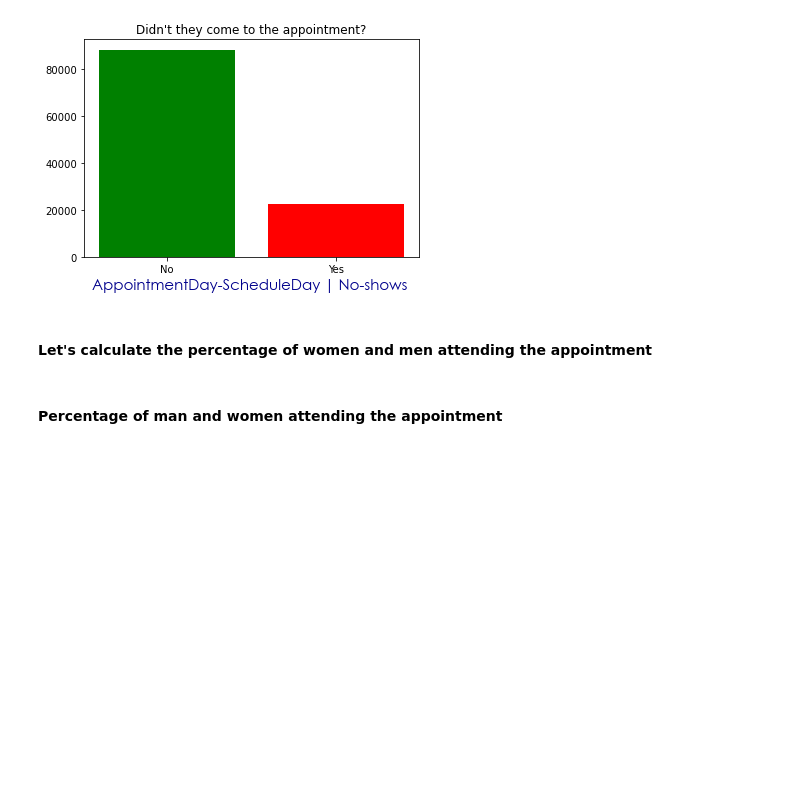
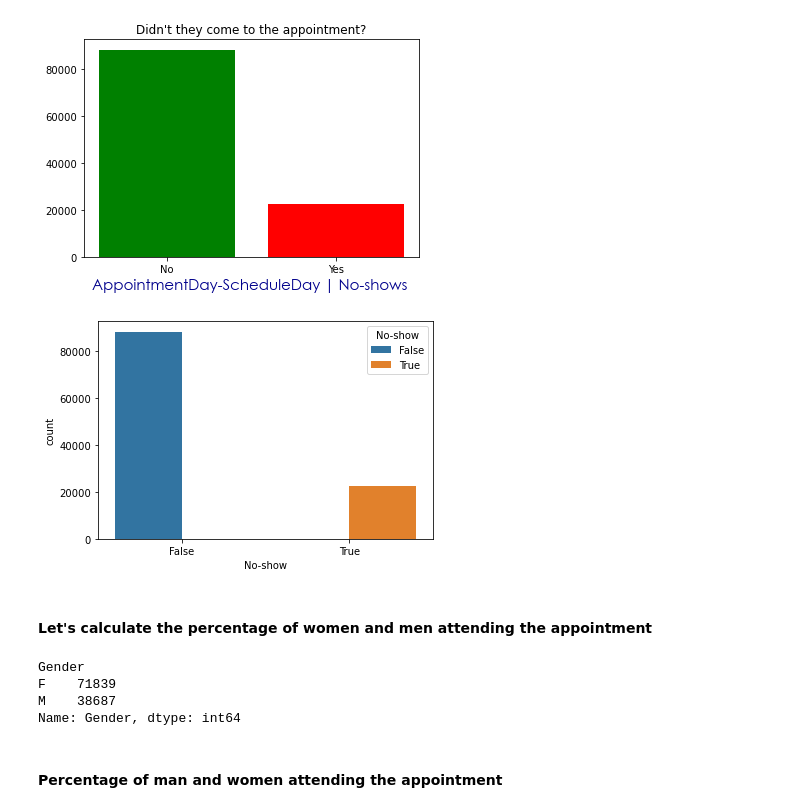
Before and after one commit to FurkanSrtc/ExploratoryDataAnalysis, a Jupyter notebook: Medical Appointment No Shows/MedicalAppointment.ipynb, the cells around one changed output. Drawn from its saved outputs; the diff is of its cells as text; code cells hidden in the pictures; blank space fills up the shorter version.

```diff
--- a/Medical Appointment No Shows/MedicalAppointment.ipynb
+++ b/Medical Appointment No Shows/MedicalAppointment.ipynb
@@ -185,8 +215,20 @@ plt.show()
 #df['No-show'][df['No-show']=='Yes'].count()
 # %% [output]
 [figure]
+# %%
+ax = sns.countplot(x="No-show", hue="No-show", data=df)
+plt.show()
+# %% [output]
+[figure, added]
 # %% [markdown]
 #### Let's calculate the percentage of women and men attending the appointment
+# %%
+df.groupby("Gender")["Gender"].count()
+# %% [output]
+Gender
+F    71839
+M    38687
+Name: Gender, dtype: int64
 # %%
 totalf=df.groupby("Gender")["Gender"].count()[0]
 totalm=df.groupby("Gender")["Gender"].count()[1]
```
Also changed, not shown: parts of 26 cells of this notebook.
